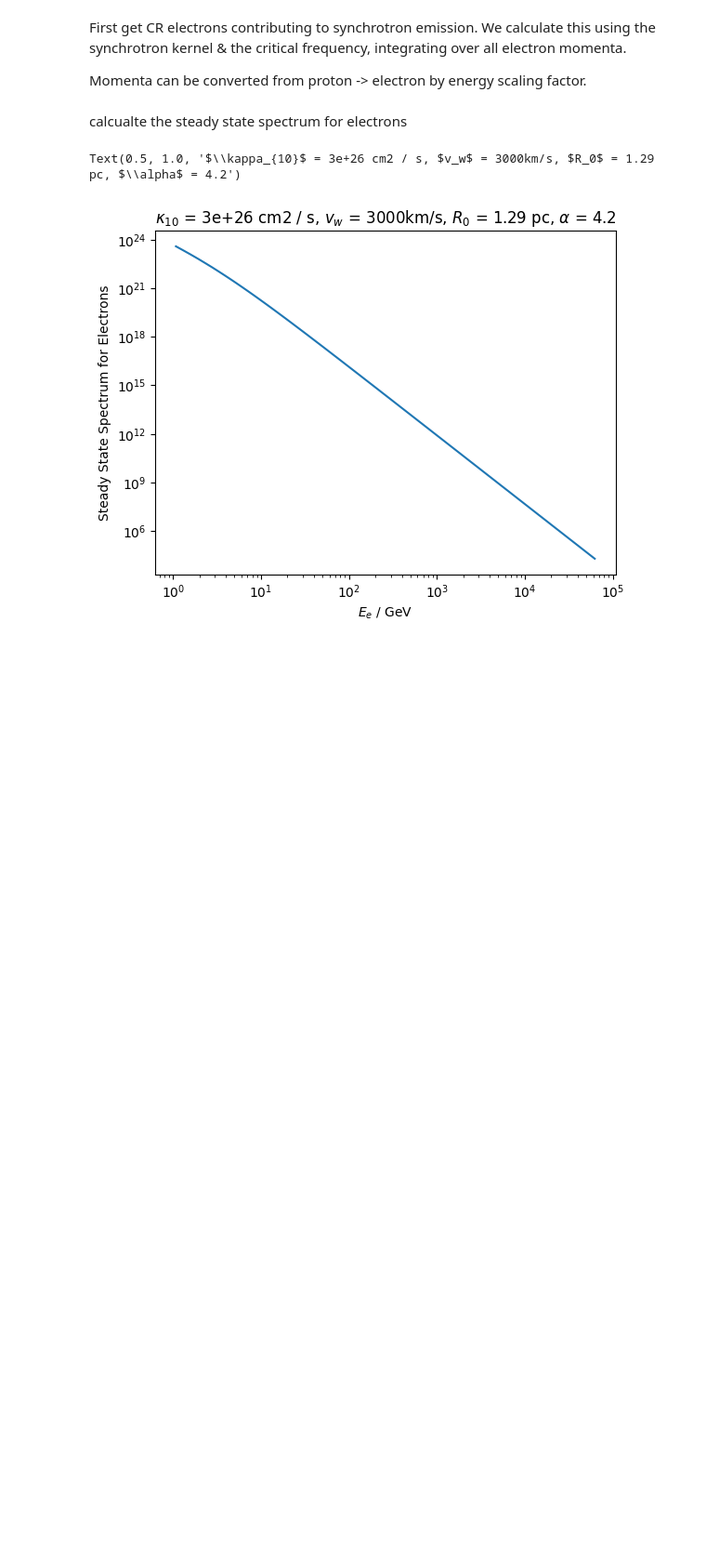
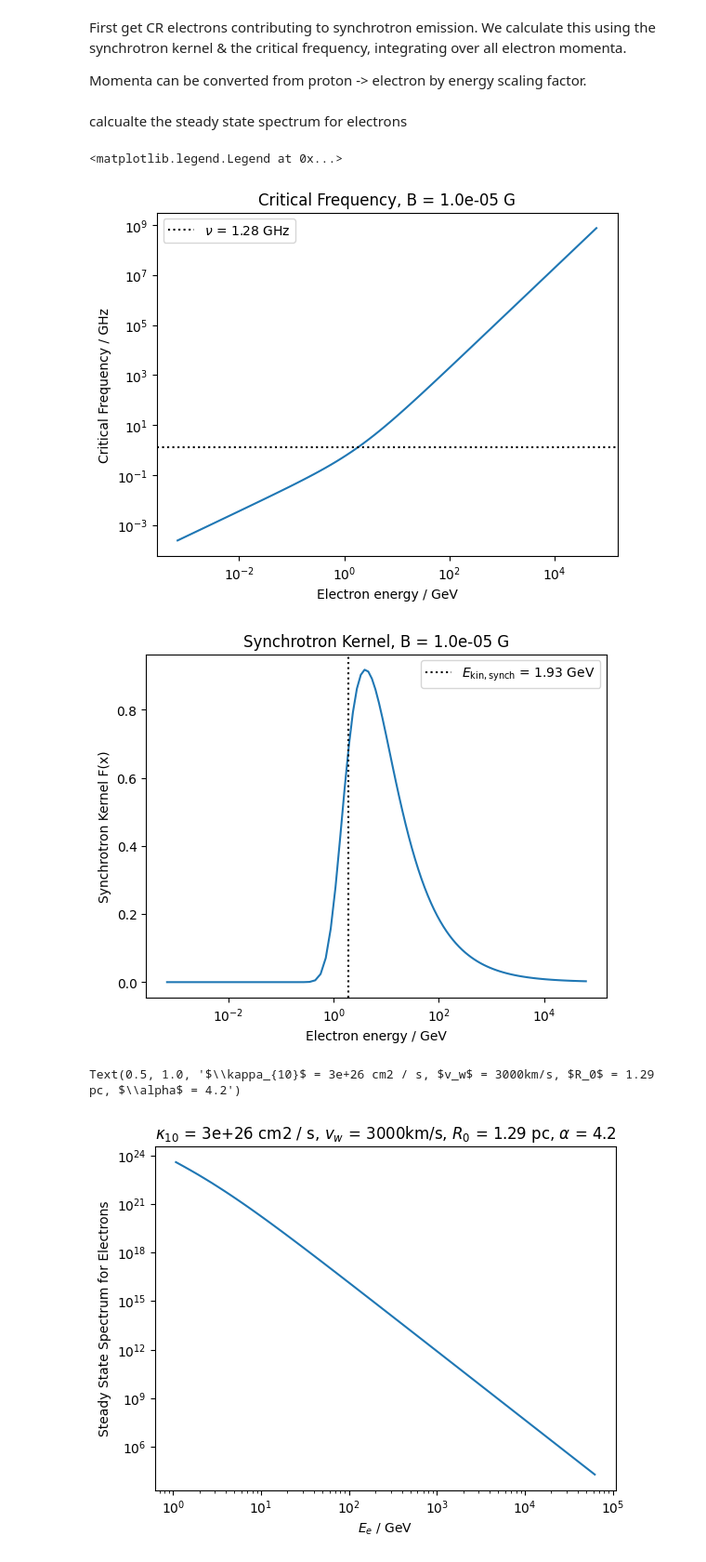
Before and after one commit to kwat0308/crbowshock_analysis_tools, a Jupyter notebook: calculate_CR_properties/notebooks/get_synch_emissivity.ipynb, the cells around one changed output. Shown: that part at 93% size. Cells and saved outputs as stored; diff of their text form; code cells hidden in the pictures; blank space fills up the shorter version.

```diff
--- a/calculate_CR_properties/notebooks/get_synch_emissivity.ipynb
+++ b/calculate_CR_properties/notebooks/get_synch_emissivity.ipynb
@@ -94,6 +95,34 @@ def pele(pprot):
     return (np.sqrt((ekin(pprot) / 16 + me*c**2)**2 - me**2*c**4) / c).to(u.cm * u.g / u.s)
 # %% [markdown]
 calcualte the steady state spectrum for electrons
+# %%
+pprot_grid = (10.0**log10_pprot_grid * (u.cm * u.g / u.s))
+pele_grid = pele(pprot_grid)
+
+B = 1e-5 * u.G
+nuc = crit_freq(B, pele_grid)
+plt.loglog(ekin(pele_grid, m=me), nuc)
+plt.axhline(synch_freq.value, ls=":", color="k", label=rf"$\nu$ = {synch_freq}")
+plt.xlabel("Electron energy / GeV")
+plt.ylabel("Critical Frequency / GHz")
+plt.title(f"Critical Frequency, B = {B:.1e}")
+plt.legend()
+
+Ekin_synch = ekin(pele_grid, m=me)[np.isclose(synch_freq, nuc, rtol=1e-1, atol=1e-1)]
+
+synch_ker = synch_kernel((synch_freq / nuc).to_value(u.dimensionless_unscaled))
+
+plt.figure()
+plt.semilogx(ekin(pele_grid, m=me), synch_ker)
+plt.axvline(Ekin_synch.value, label=fr"$E_\mathrm{{kin, synch}}$ = {Ekin_synch[0]:.2f}", ls=":", color="k",)
+plt.xlabel("Electron energy / GeV")
+plt.ylabel("Synchrotron Kernel F(x)")
+plt.title(f"Synchrotron Kernel, B = {B:.1e}")
+plt.legend()
+# %% [output]
+<matplotlib.legend.Legend at 0x...>
+[figure, added]
+[figure, added]
 # %%
 pprot_grid = (10.0**log10_pprot_grid * (u.cm * u.g / u.s))
 pele_grid = pele(pprot_grid)
```
Also changed, not shown: parts of 14 cells of this notebook, 3 other files.
